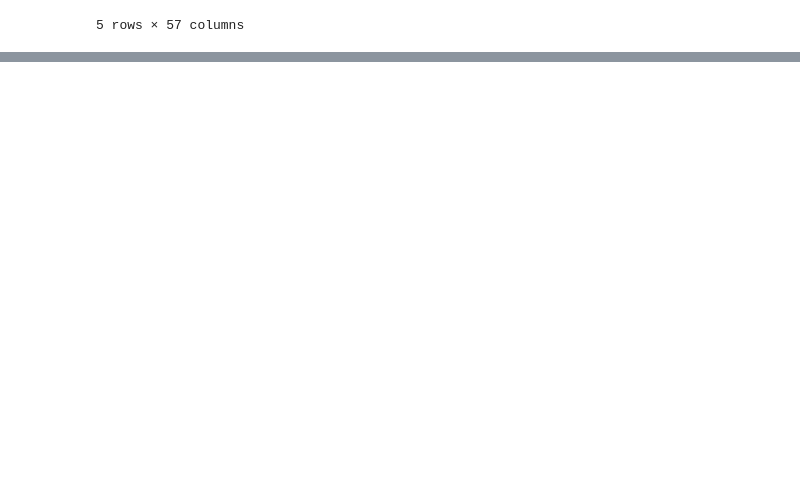
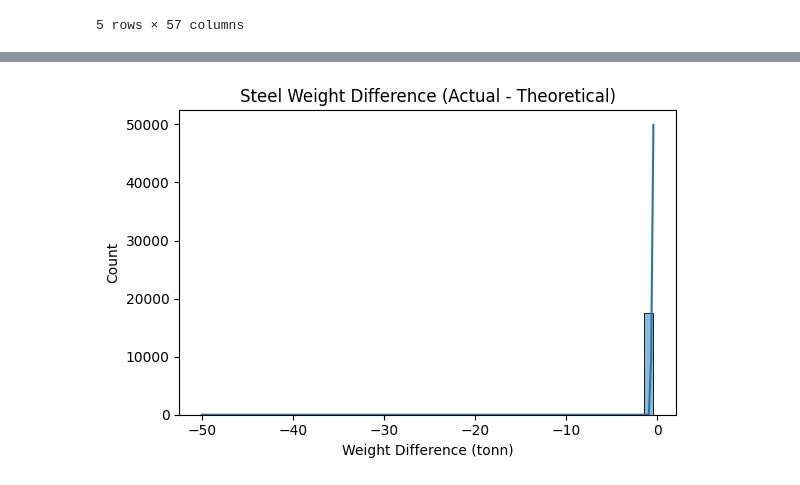
Before and after one commit to axeltanjung/rul_casting_machine, a Jupyter notebook: notebooks/01_eda.ipynb, the cells around one changed output, grey strips where cells are left out. Saved outputs shown, nothing was run; the diff lists cells and outputs as text; code cells hidden in the pictures; blank space fills up the shorter version.

```diff
--- a/notebooks/01_eda.ipynb
+++ b/notebooks/01_eda.ipynb
@@ -10,8 +10,8 @@ import seaborn
 # %% [markdown]
 ### Get Dataset
 # %%
-df_rul = pd.read_csv('../data/raw/ccm_rul_dataset.csv')
-df_rul.head()
+df = pd.read_csv('../data/raw/ccm_rul_dataset.csv')
+df.head()
 # %% [output]
 |  | date | workpiece_weight, tonn | steel_type | doc_requirement | cast_in_row | workpiece_slice_geometry | ... |
 | 0 | 2020-01-05 | 144.9 | Arm240 | DOC 34028-2016 | 4 | 150x150 | ... |
@@ -22,0 +27,5 @@ df_rul.head()
+# %%
+df["date"] = pd.to_datetime(df["date"])
+
+print(df.shape)
+df.head()
@@ -22,0 +99,7 @@ df_rul.head()
+# %%
+df["weight_diff"] = (
+    df["steel_weight, tonn"]
+    - df["steel_weight_theoretical, tonn"]
+)
+
+df["weight_diff"].describe()
@@ -22,0 +116,9 @@ df_rul.head()
+# %%
+plt.figure(figsize=(6, 4))
+sns.histplot(df["weight_diff"], bins=50, kde=True)
+plt.title("Steel Weight Difference (Actual - Theoretical)")
+plt.xlabel("Weight Difference (tonn)")
+plt.tight_layout()
+plt.show()
+# %% [output]
+[figure, added]
```
Also changed, not shown: parts of 43 cells of this notebook, 2 other files.
